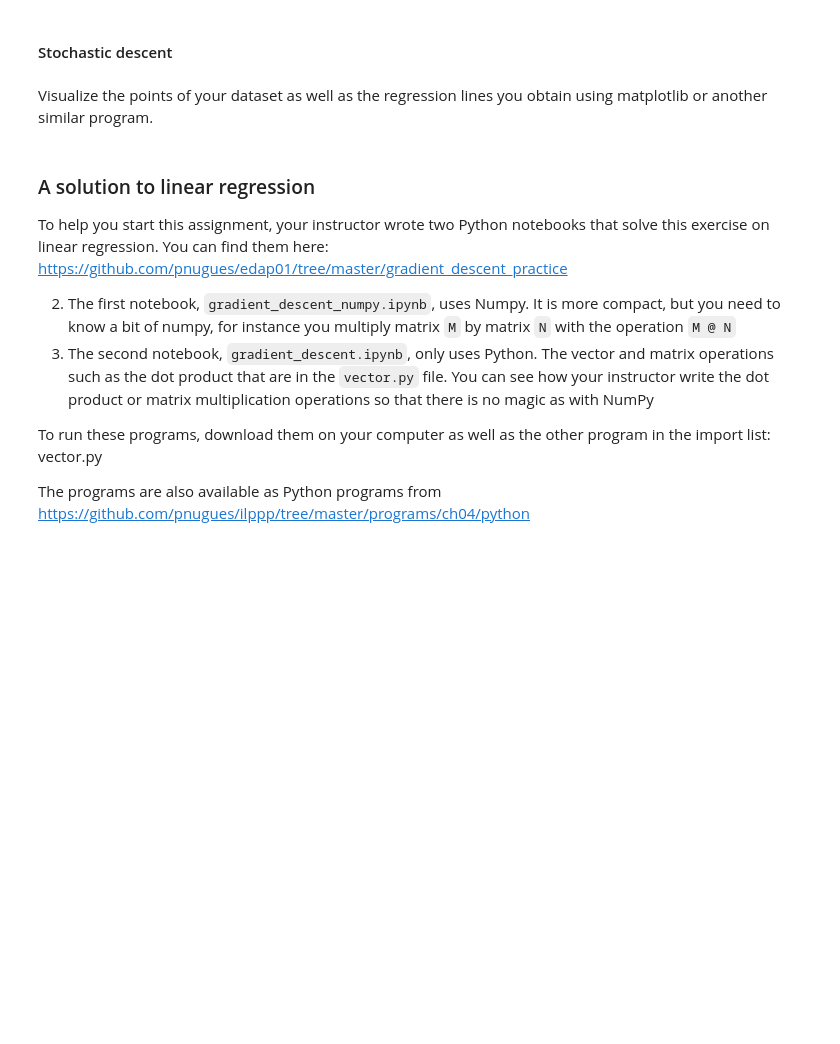
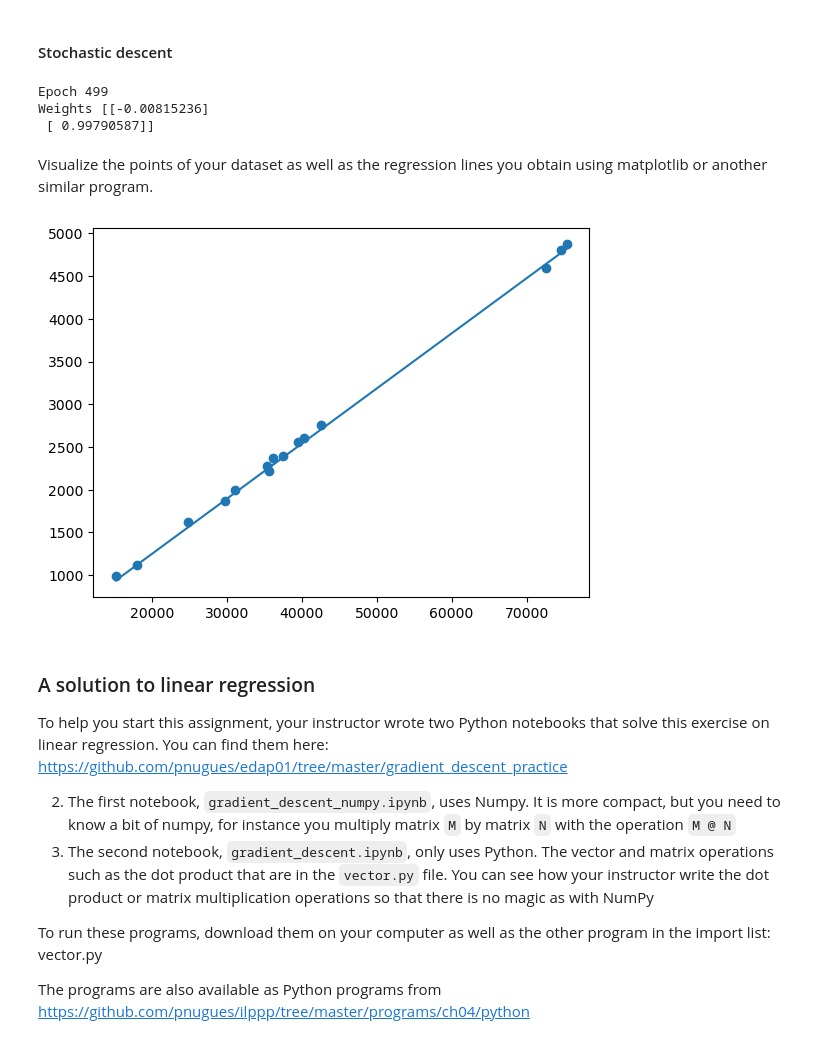
Before and after one commit to ErikMalmgren/EDAP01, a Jupyter notebook: Assignment3/ai_lab_perceptron_students.ipynb, the cells around one changed output. Cells and saved outputs as stored; diff of their text form; code cells hidden in the pictures; blank space fills up the shorter version.

```diff
--- a/Assignment3/ai_lab_perceptron_students.ipynb
+++ b/Assignment3/ai_lab_perceptron_students.ipynb
@@ -142,6 +156,18 @@ def fit_stoch(X, y, alpha, w,
                   epochs=500,
                   epsilon=1.0e-5):
     # YOUR CODE HERE
+
+    idx = list(range(len(X)))
+    for epoch in range(epochs):
+        random.shuffle(idx)
+        for i in idx:
+            error = (predict(X[i], w) - y[i])[0]
+            gradient = error * X[i:i + 1].T
+            w -= alpha * gradient
+        if np.linalg.norm(gradient) < epsilon:
+            break
+    print("Epoch", epoch)
+    return w
 # %% [markdown]
 #### Applying batch descent
 # %% [markdown]
@@ -156,10 +203,26 @@ Visualize the points of your dataset as well as the regression lines you obtain
 #### Stochastic descent
 # %%
 # Write your code here
+
+w = fit_stoch(X, y, alpha, np.zeros((X.shape[1], 1)))
+print("Weights", w)
+# %% [output]
+Epoch 499
+Weights [[-0.00815236]
+ [ 0.99790587]]
 # %% [markdown]
 Visualize the points of your dataset as well as the regression lines you obtain using matplotlib or another similar program.
 # %%
 # Write your code here
+maxima = maxima.reshape(-1, 1)
+w = maxima[-1, 0] * (w / maxima[:-1, 0:1])
+
+plt.scatter(x_fig, y_fig)
+plt.plot([min(x_fig), max(x_fig)],
+         [[1, min(x_fig)] @ w, [1, max(x_fig)] @ w])
+plt.show()
+# %% [output]
+[figure, added]
 # %% [markdown]
 ### A solution to linear regression
 
```
Also changed, not shown: parts of 20 cells of this notebook.
